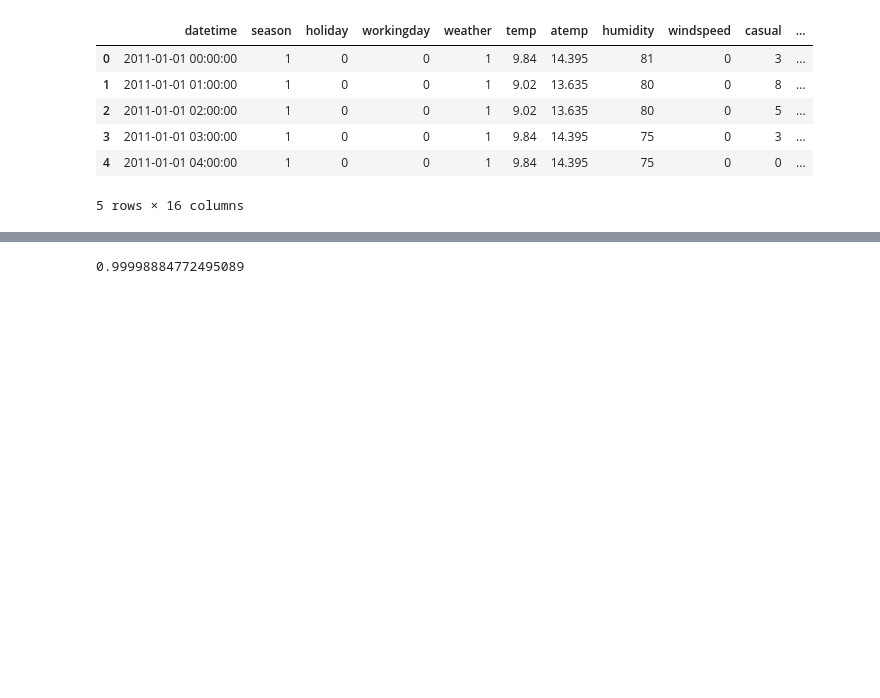
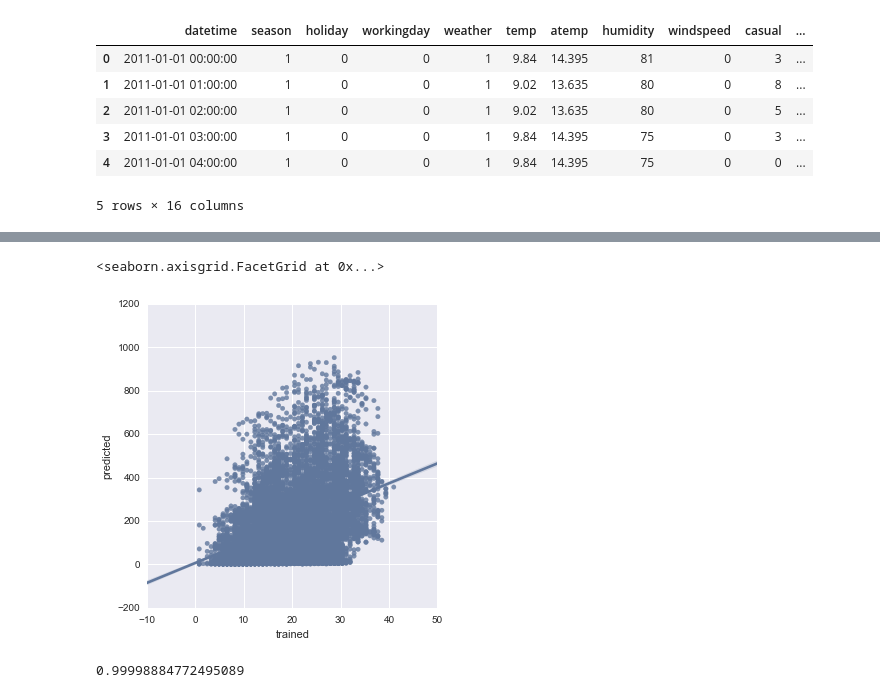
Before and after one commit to rothnic/kaggle_bikesharing, a Jupyter notebook: Bikesharing-Regression.ipynb, the cells around one changed output, grey strips where cells are left out. Drawn from its saved outputs; the diff is of its cells as text; code cells hidden in the pictures; blank space fills up the shorter version.

```diff
--- a/Bikesharing-Regression.ipynb
+++ b/Bikesharing-Regression.ipynb
@@ -105,3 +137,26 @@ ValueError: too many values to unpack
+# %%
+from sklearn.ensemble import RandomForestRegressor
+
+rfr = RandomForestRegressor(n_jobs=-1)
+scores = cross_val_score(regressor, X, Y, cv=10)
+rfr.fit(X,Y)
+y03 = rfr.predict(X)
+
+tr = X[:,1:2]
+tr = tr.T
+tr = tr[0,:]
+pr = y03[:,1:2]
+pr = pr.T
+pr = pr[0,:]
+
+#Plot Trained versus Predicted
+data = {'trained' : pd.Series(tr),
+     'predicted' : pd.Series(pr)}
+df = pd.DataFrame(data)
+sns.lmplot("trained", "predicted",df)
+# %% [output]
+<seaborn.axisgrid.FacetGrid at 0x...>
+[figure, added]
 # %%
 slope, intercept, r_value, p_value, std_err = scipy.stats.linregress(Y, y0)
 r_value
```
Also changed, not shown: parts of 12 cells of this notebook, 4 other files.
